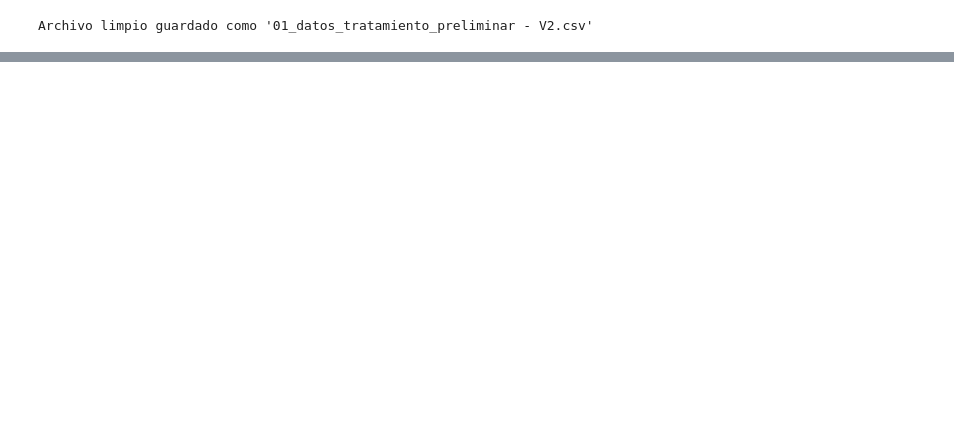
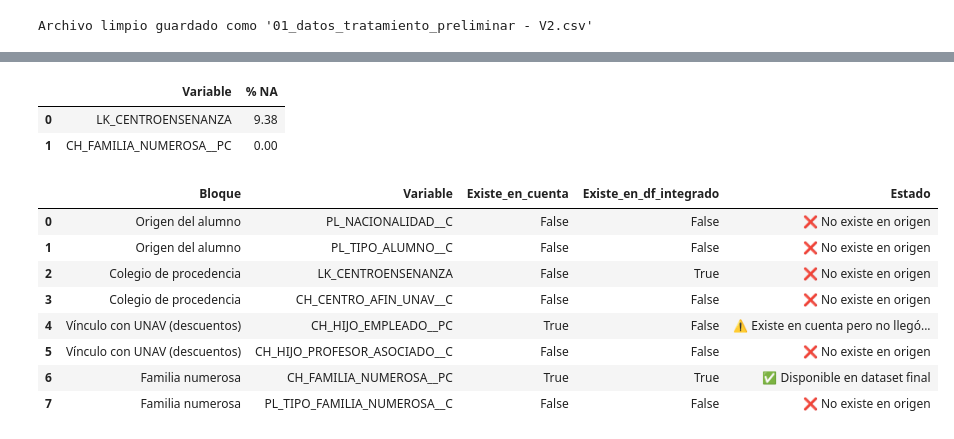
Before and after one commit to MiguelHernandezCorral/UNAV, a Jupyter notebook: notebooks/01_Limpieza copy.ipynb, the cells around one changed output, grey strips where cells are left out. Drawn from its saved outputs; the diff is of its cells as text; code cells hidden in the pictures; blank space fills up the shorter version.

```diff
--- a/notebooks/01_Limpieza copy.ipynb
+++ b/notebooks/01_Limpieza copy.ipynb
@@ -580,0 +653,12 @@ Archivo limpio guardado como '01_datos_tratamiento_preliminar - V2.csv'
+# %%
+# ===============================
+# COMPROBAR PRESENCIA EN DATASET FINAL: comprobamos si esas variables han sobrevivido al cruce y están en el dataset final.
+# ===============================
+
+columnas_final = set(df_integrado.columns)
+
+df_estado_variables["Existe_en_df_integrado"] = (
+    df_estado_variables["Variable"].isin(columnas_final)
+)
+
+df_estado_variables
@@ -580,0 +675,56 @@ Archivo limpio guardado como '01_datos_tratamiento_preliminar - V2.csv'
+# %%
+# ===============================
+# CALIDAD DE VARIABLES EXISTENTES: Para las que sí existen en df_integrado, comprobamos si tienen datos útiles.
+# ===============================
+
+vars_validas = df_estado_variables.loc[
+    df_estado_variables["Existe_en_df_integrado"],
+    "Variable"
+].tolist()
+
+calidad = (
+    df_integrado[vars_validas]
+    .isna()
+    .mean()
+    .reset_index()
+    .rename(columns={"index": "Variable", 0: "% NA"})
+)
+
+calidad["% NA"] = (calidad["% NA"] * 100).round(2)
+calidad.sort_values("% NA", ascending=False)
+# %% [output]
+|  | Variable | % NA |
+| 0 | LK_CENTROENSENANZA | 9.38 |
+| 1 | CH_FAMILIA_NUMEROSA__PC | 0.00 |
+# %%
+# ===============================
+# CONCLUSIÓN AUTOMÁTICA
+# ===============================
+
+conclusion = df_estado_variables.copy()
+conclusion["Estado"] = np.select(
+    [
+        ~conclusion["Existe_en_cuenta"],
+        conclusion["Existe_en_cuenta"] & ~conclusion["Existe_en_df_integrado"],
+        conclusion["Existe_en_df_integrado"]
+    ],
+    [
+        "❌ No existe en origen",
+        "⚠️ Existe en cuenta pero no llegó al dataset final",
+        "✅ Disponible en dataset final"
+    ]
+)
+
+conclusion
+
+#REVISAR LA NACIONALIDAD POR SI SE LLAMA DISTINTO (EN EL EXCEL)
+# %% [output]
+|  | Bloque | Variable | Existe_en_cuenta | Existe_en_df_integrado | Estado |
+| 0 | Origen del alumno | PL_NACIONALIDAD__C | False | False | ❌ No existe en origen |
+| 1 | Origen del alumno | PL_TIPO_ALUMNO__C | False | False | ❌ No existe en origen |
+| 2 | Colegio de procedencia | LK_CENTROENSENANZA | False | True | ❌ No existe en origen |
+| 3 | Colegio de procedencia | CH_CENTRO_AFIN_UNAV__C | False | False | ❌ No existe en origen |
+| 4 | Vínculo con UNAV (descuentos) | CH_HIJO_EMPLEADO__PC | True | False | ⚠️ Existe en cuenta pero no llegó... |
+| 5 | Vínculo con UNAV (descuentos) | CH_HIJO_PROFESOR_ASOCIADO__C | False | False | ❌ No existe en origen |
+| 6 | Familia numerosa | CH_FAMILIA_NUMEROSA__PC | True | True | ✅ Disponible en dataset final |
+| 7 | Familia numerosa | PL_TIPO_FAMILIA_NUMEROSA__C | False | False | ❌ No existe en origen |
```
Also changed, not shown: parts of 10 cells of this notebook.
